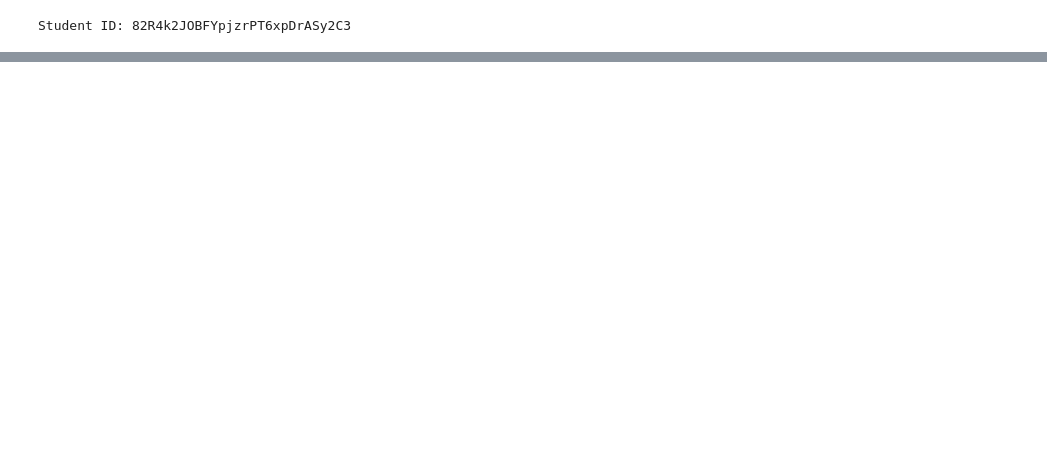
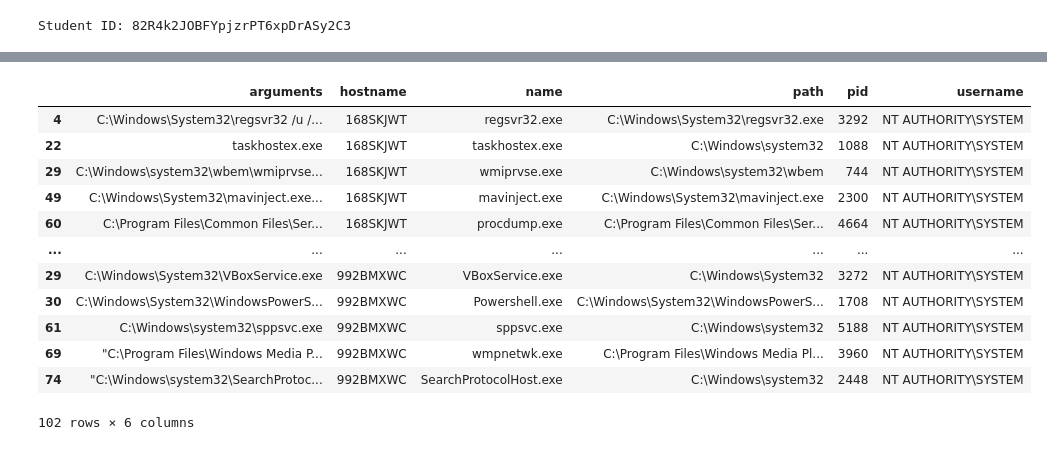
Before and after one commit to ValentinAvram/mosse_institute, a Jupyter notebook: Threat Hunting Challenge/th_challenge.ipynb, the cells around one changed output, grey strips where cells are left out. Saved outputs shown, nothing was run; the diff lists cells and outputs as text; code cells hidden in the pictures; blank space fills up the shorter version.

```diff
--- a/Threat Hunting Challenge/th_challenge.ipynb
+++ b/Threat Hunting Challenge/th_challenge.ipynb
@@ -31,0 +129,22 @@ display(df)
+# %%
+host_count = df_elevated.groupby('name')['hostname'].nunique()
+
+# Less than 10 hosts
+rare_procs = host_count[host_count < 10].index.tolist()
+rare_elevated = elevated[elevated['name'].isin(rare_procs)]
+
+display(rare_elevated)
+# %% [output]
+|  | arguments | hostname | name | path | pid | username |
+| 4 | C:\Windows\System32\regsvr32 /u /... | 168SKJWT | regsvr32.exe | C:\Windows\System32\regsvr32.exe | 3292 | NT AUTHORITY\SYSTEM |
+| 22 | taskhostex.exe | 168SKJWT | taskhostex.exe | C:\Windows\system32 | 1088 | NT AUTHORITY\SYSTEM |
+| 29 | C:\Windows\system32\wbem\wmiprvse... | 168SKJWT | wmiprvse.exe | C:\Windows\system32\wbem | 744 | NT AUTHORITY\SYSTEM |
+| 49 | C:\Windows\System32\mavinject.exe... | 168SKJWT | mavinject.exe | C:\Windows\System32\mavinject.exe | 2300 | NT AUTHORITY\SYSTEM |
+| 60 | C:\Program Files\Common Files\Ser... | 168SKJWT | procdump.exe | C:\Program Files\Common Files\Ser... | 4664 | NT AUTHORITY\SYSTEM |
+| ... | ... | ... | ... | ... | ... | ... |
+| 29 | C:\Windows\System32\VBoxService.exe | 992BMXWC | VBoxService.exe | C:\Windows\System32 | 3272 | NT AUTHORITY\SYSTEM |
+| 30 | C:\Windows\System32\WindowsPowerS... | 992BMXWC | Powershell.exe | C:\Windows\System32\WindowsPowerS... | 1708 | NT AUTHORITY\SYSTEM |
+| 61 | C:\Windows\system32\sppsvc.exe | 992BMXWC | sppsvc.exe | C:\Windows\system32 | 5188 | NT AUTHORITY\SYSTEM |
+| 69 | "C:\Program Files\Windows Media P... | 992BMXWC | wmpnetwk.exe | C:\Program Files\Windows Media Pl... | 3960 | NT AUTHORITY\SYSTEM |
+| 74 | "C:\Windows\system32\SearchProtoc... | 992BMXWC | SearchProtocolHost.exe | C:\Windows\system32 | 2448 | NT AUTHORITY\SYSTEM |
+102 rows × 6 columns
```
Also changed, not shown: parts of 7 cells of this notebook.
